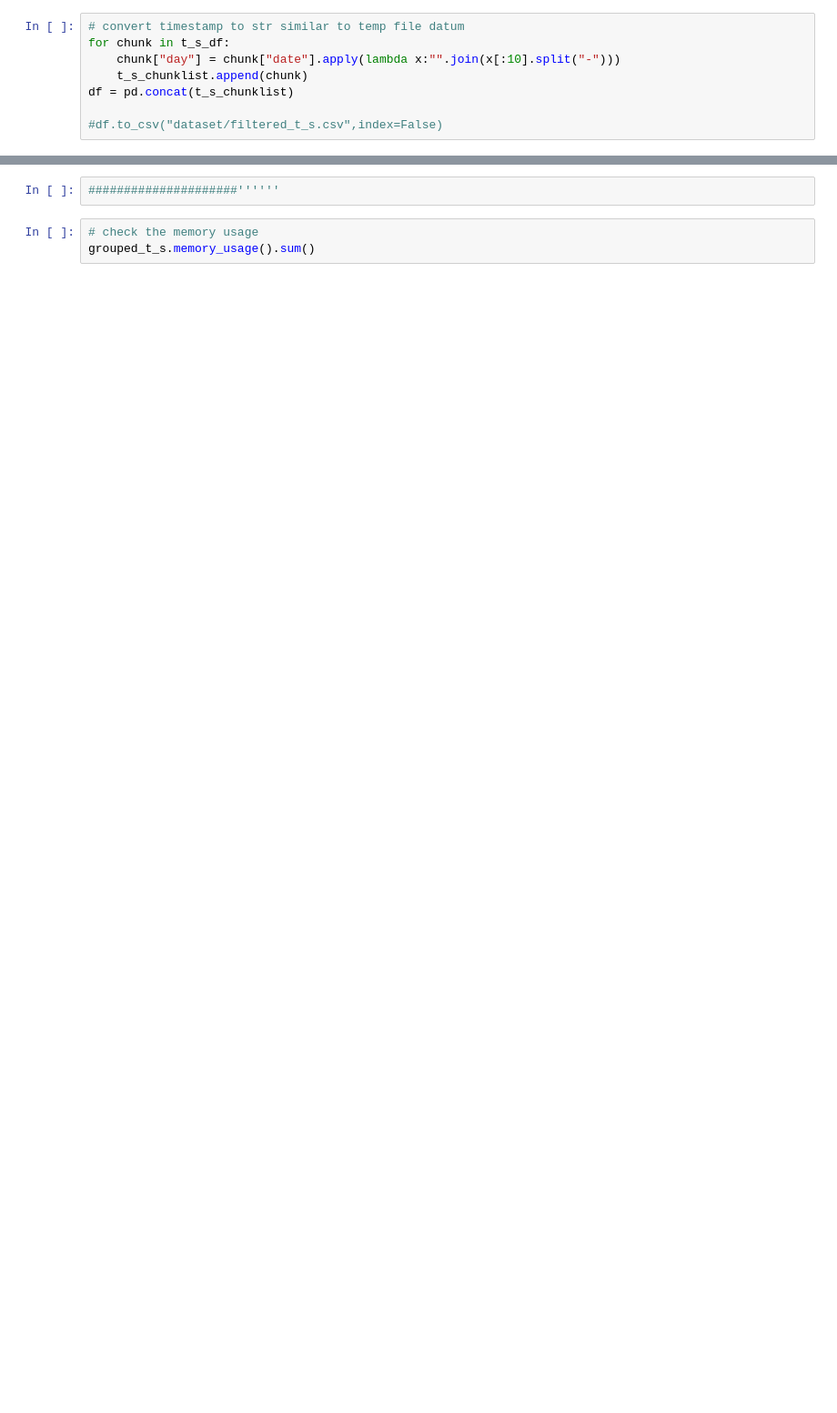
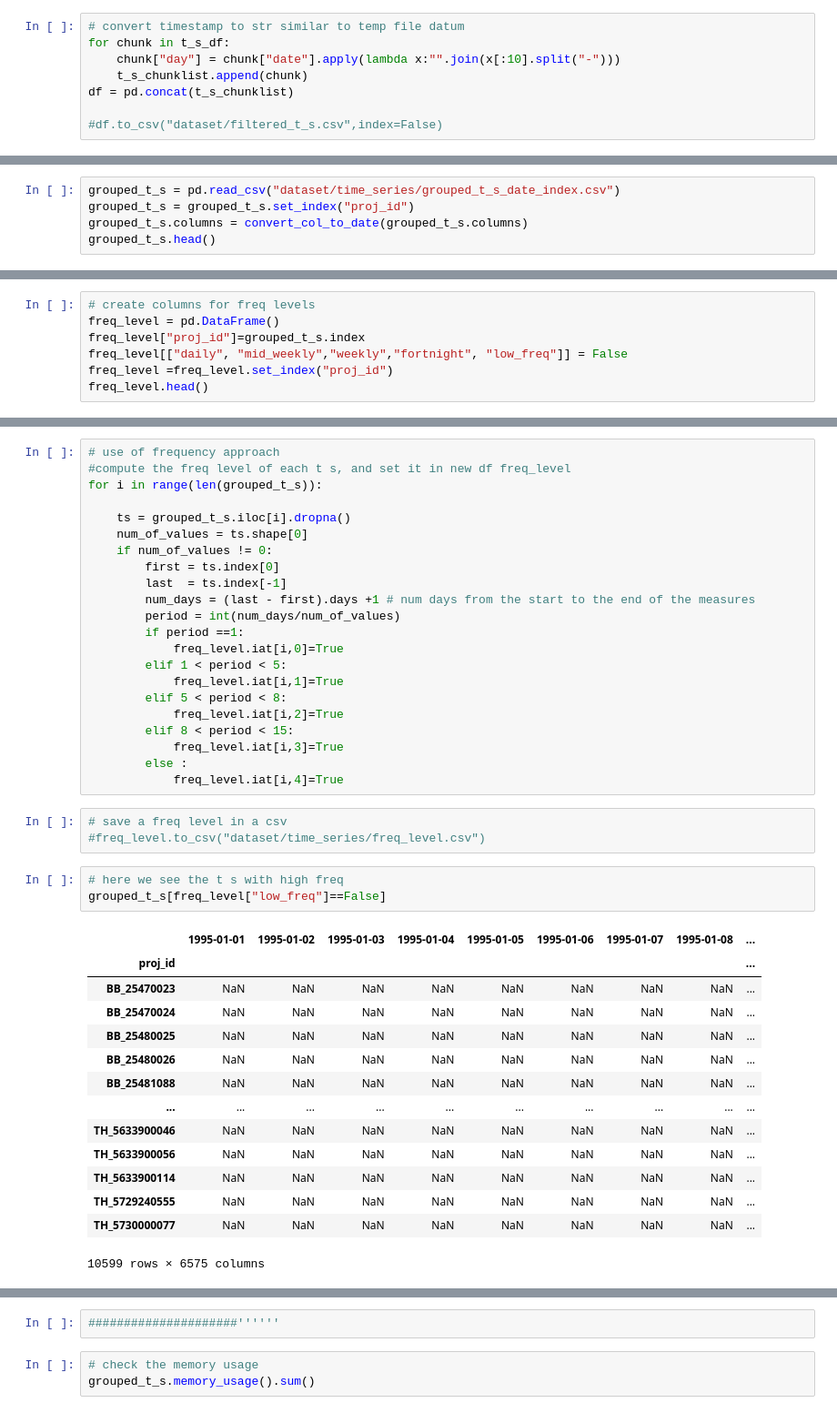
Before and after one commit to basem-AI/BGR_outlier_detection, a Jupyter notebook: filter_t_s.ipynb, the cells around one changed output, grey strips where cells are left out. Shown: that part at 91% size. Drawn from its saved outputs; the diff is of its cells as text; blank space fills up the shorter version.

Commit message:
sort time series with 5 freq level and filter the low freq and low number of values

```diff
--- a/filter_t_s.ipynb
+++ b/filter_t_s.ipynb
@@ -108,0 +113,5 @@ dropna_grouped
+# %%
+grouped_t_s = pd.read_csv("dataset/time_series/grouped_t_s_date_index.csv")
+grouped_t_s = grouped_t_s.set_index("proj_id")
+grouped_t_s.columns = convert_col_to_date(grouped_t_s.columns)
+grouped_t_s.head()
@@ -108,0 +131,7 @@ dropna_grouped
+# %%
+# create columns for freq levels
+freq_level = pd.DataFrame()
+freq_level["proj_id"]=grouped_t_s.index
+freq_level[["daily", "mid_weekly","weekly","fortnight", "low_freq"]] = False
+freq_level =freq_level.set_index("proj_id")
+freq_level.head()
@@ -108,0 +152,43 @@ dropna_grouped
+# %%
+# use of frequency approach
+#compute the freq level of each t s, and set it in new df freq_level
+for i in range(len(grouped_t_s)):
+
+    ts = grouped_t_s.iloc[i].dropna()
+    num_of_values = ts.shape[0]
+    if num_of_values != 0:
+        first = ts.index[0]
+        last  = ts.index[-1]
+        num_days = (last - first).days +1 # num days from the start to the end of the measures
+        period = int(num_days/num_of_values)
+        if period ==1:
+            freq_level.iat[i,0]=True
+        elif 1 < period < 5:
+            freq_level.iat[i,1]=True
+        elif 5 < period < 8:
+            freq_level.iat[i,2]=True
+        elif 8 < period < 15:
+            freq_level.iat[i,3]=True
+        else :
+            freq_level.iat[i,4]=True
+# %%
+# save a freq level in a csv
+#freq_level.to_csv("dataset/time_series/freq_level.csv")
+# %%
+# here we see the t s with high freq
+grouped_t_s[freq_level["low_freq"]==False]
+# %% [output]
+|  | 1995-01-01 | 1995-01-02 | 1995-01-03 | 1995-01-04 | 1995-01-05 | 1995-01-06 | 1995-01-07 | 1995-01-08 | ... |
+| proj_id |  |  |  |  |  |  |  |  | ... |
+| BB_25470023 | NaN | NaN | NaN | NaN | NaN | NaN | NaN | NaN | ... |
+| BB_25470024 | NaN | NaN | NaN | NaN | NaN | NaN | NaN | NaN | ... |
+| BB_25480025 | NaN | NaN | NaN | NaN | NaN | NaN | NaN | NaN | ... |
+| BB_25480026 | NaN | NaN | NaN | NaN | NaN | NaN | NaN | NaN | ... |
+| BB_25481088 | NaN | NaN | NaN | NaN | NaN | NaN | NaN | NaN | ... |
+| ... | ... | ... | ... | ... | ... | ... | ... | ... | ... |
+| TH_5633900046 | NaN | NaN | NaN | NaN | NaN | NaN | NaN | NaN | ... |
+| TH_5633900056 | NaN | NaN | NaN | NaN | NaN | NaN | NaN | NaN | ... |
+| TH_5633900114 | NaN | NaN | NaN | NaN | NaN | NaN | NaN | NaN | ... |
+| TH_5729240555 | NaN | NaN | NaN | NaN | NaN | NaN | NaN | NaN | ... |
+| TH_5730000077 | NaN | NaN | NaN | NaN | NaN | NaN | NaN | NaN | ... |
+10599 rows × 6575 columns
```
Also changed, not shown: parts of 44 cells of this notebook, 1 other file.
